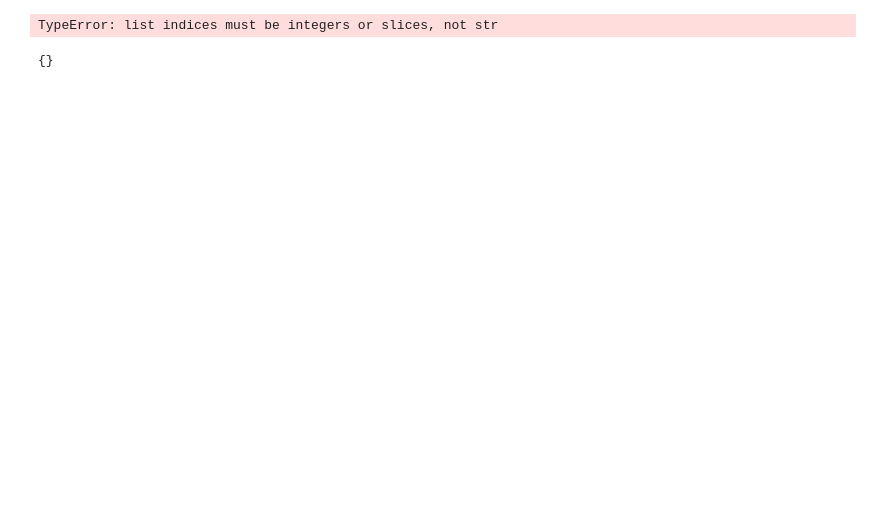
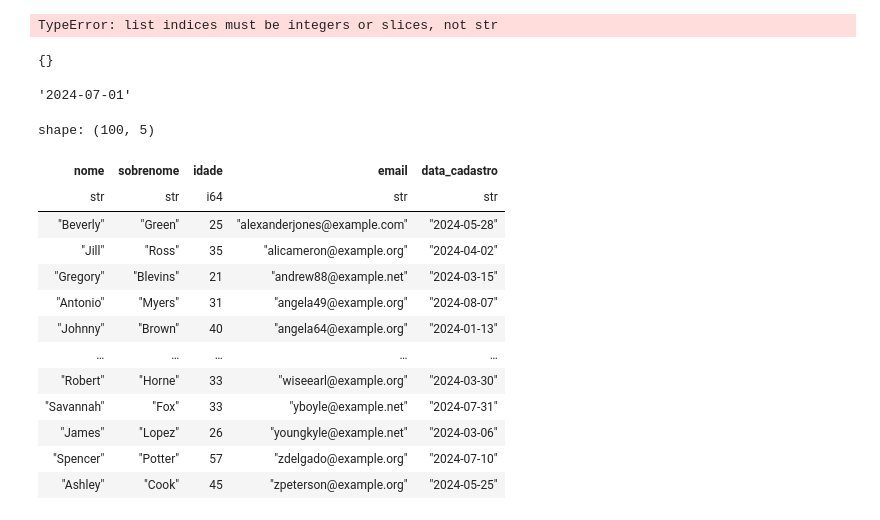
Before and after one commit to leonardorh18/airflow-pipeline, a Jupyter notebook: notebooks/Untitled.ipynb, the cells around one changed output. Drawn from its saved outputs; the diff is of its cells as text; code cells hidden in the pictures; blank space fills up the shorter version.

```diff
--- a/notebooks/Untitled.ipynb
+++ b/notebooks/Untitled.ipynb
@@ -60,7 +61,7 @@ ACCESS_KEY = 'minioadmin'
 SECRET_KEY = 'minioadmin'
 
 
-file_path = 'KAFKA/topic=clients_kafka/year=2024/month=8/day=11/2024-08-11 01:34:25.json'
+file_path = 'KAFKA/topic=clients_kafka/year=2024/month=8/day=11/2024-08-11 19:31:37.json'
 from minio import Minio
 BUCKET_NAME = 'bronze-layer'
 client = Minio("minio:9000",
@@ -568,0 +428,22 @@ clientes_existentes_dict
+# %%
+
+fake.date_this_year().strftime("%Y-%m-%d")
+# %% [output]
+'2024-07-01'
+# %%
+pl.DataFrame(create_fake_data()).sort('email')
+# %% [output]
+shape: (100, 5)
+| nome | sobrenome | idade | email | data_cadastro |
+| str | str | i64 | str | str |
+| "Beverly" | "Green" | 25 | "alexanderjones@example.com" | "2024-05-28" |
+| "Jill" | "Ross" | 35 | "alicameron@example.org" | "2024-04-02" |
+| "Gregory" | "Blevins" | 21 | "andrew88@example.net" | "2024-03-15" |
+| "Antonio" | "Myers" | 31 | "angela49@example.org" | "2024-08-07" |
+| "Johnny" | "Brown" | 40 | "angela64@example.org" | "2024-01-13" |
+| … | … | … | … | … |
+| "Robert" | "Horne" | 33 | "wiseearl@example.org" | "2024-03-30" |
+| "Savannah" | "Fox" | 33 | "yboyle@example.net" | "2024-07-31" |
+| "James" | "Lopez" | 26 | "youngkyle@example.net" | "2024-03-06" |
+| "Spencer" | "Potter" | 57 | "zdelgado@example.org" | "2024-07-10" |
+| "Ashley" | "Cook" | 45 | "zpeterson@example.org" | "2024-05-25" |
```
Also changed, not shown: parts of 23 cells of this notebook, 3 other files.
